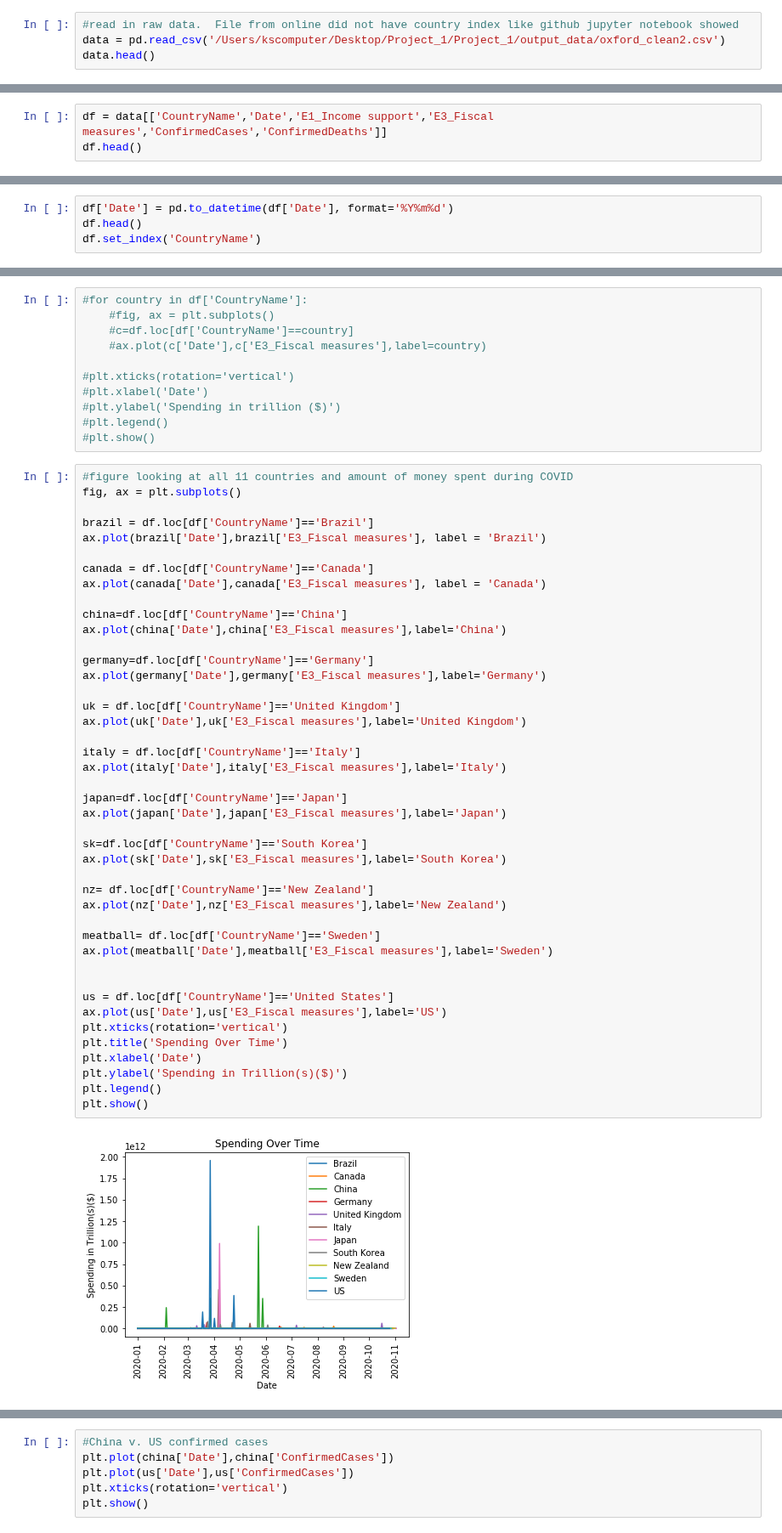
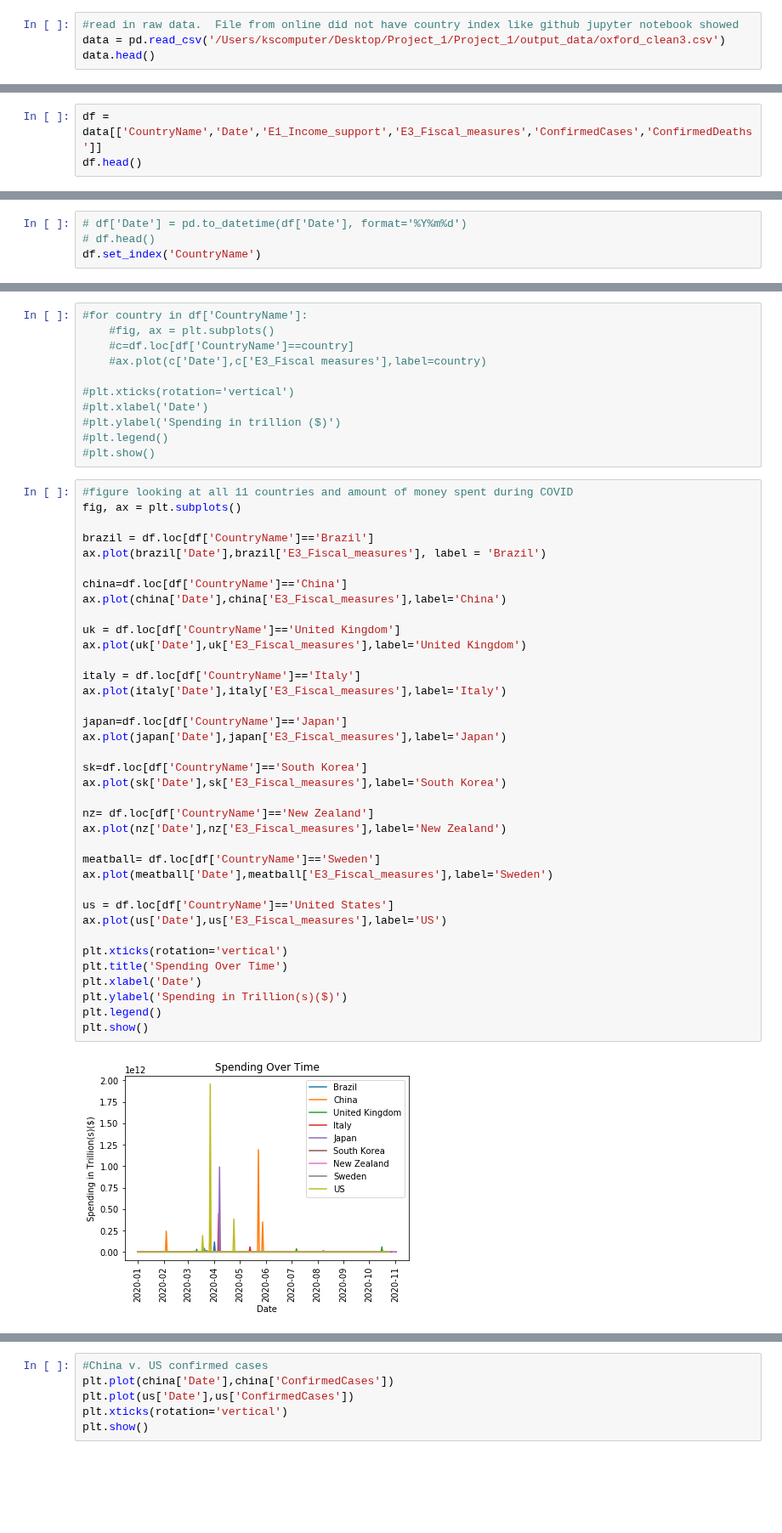
Before and after one commit to rejane-b/Project_1, a Jupyter notebook: Economics.ipynb, the cells around one changed output, grey strips where cells are left out. Shown at 85% size. Cells and saved outputs as stored; diff of their text form; blank space fills up the shorter version.

```diff
--- a/Economics.ipynb
+++ b/Economics.ipynb
@@ -4,6 +3,6 @@ import time
 import matplotlib.pyplot as plt
 # %%
 #read in raw data.  File from online did not have country index like github jupyter notebook showed
-data = pd.read_csv('/Users/kscomputer/Desktop/Project_1/Project_1/output_data/oxford_clean2.csv')
+data = pd.read_csv('/Users/kscomputer/Desktop/Project_1/Project_1/output_data/oxford_clean3.csv')
 data.head()
 # %% [output]
@@ -89,4 +85,4 @@ last_report.describe()
 # %%
-df = data[['CountryName','Date','E1_Income support','E3_Fiscal measures','ConfirmedCases','ConfirmedDeaths']]
+df = data[['CountryName','Date','E1_Income_support','E3_Fiscal_measures','ConfirmedCases','ConfirmedDeaths']]
 df.head()
 # %% [output]
@@ -97,7 +93,7 @@ df.head()
 | 3 | Brazil | 2020-01-04 | 0.0 | 0.0 | 0.0 | 0.0 |
 | 4 | Brazil | 2020-01-05 | 0.0 | 0.0 | 0.0 | 0.0 |
 # %%
-df['Date'] = pd.to_datetime(df['Date'], format='%Y%m%d')
-df.head()
+# df['Date'] = pd.to_datetime(df['Date'], format='%Y%m%d')
+# df.head()
 df.set_index('CountryName')
 # %% [output]
@@ -152,45 +143,39 @@ plt.xticks(rotation='vertical')
 # %%
 #figure looking at all 11 countries and amount of money spent during COVID
 fig, ax = plt.subplots()
 
 brazil = df.loc[df['CountryName']=='Brazil']
-ax.plot(brazil['Date'],brazil['E3_Fiscal measures'], label = 'Brazil')
-
-canada = df.loc[df['CountryName']=='Canada']
-ax.plot(canada['Date'],canada['E3_Fiscal measures'], label = 'Canada')
+ax.plot(brazil['Date'],brazil['E3_Fiscal_measures'], label = 'Brazil')
 
 china=df.loc[df['CountryName']=='China']
-ax.plot(china['Date'],china['E3_Fiscal measures'],label='China')
-
-germany=df.loc[df['CountryName']=='Germany']
-ax.plot(germany['Date'],germany['E3_Fiscal measures'],label='Germany')
+ax.plot(china['Date'],china['E3_Fiscal_measures'],label='China')
 
 uk = df.loc[df['CountryName']=='United Kingdom']
-ax.plot(uk['Date'],uk['E3_Fiscal measures'],label='United Kingdom')
+ax.plot(uk['Date'],uk['E3_Fiscal_measures'],label='United Kingdom')
 
 italy = df.loc[df['CountryName']=='Italy']
-ax.plot(italy['Date'],italy['E3_Fiscal measures'],label='Italy')
+ax.plot(italy['Date'],italy['E3_Fiscal_measures'],label='Italy')
 
 japan=df.loc[df['CountryName']=='Japan']
-ax.plot(japan['Date'],japan['E3_Fiscal measures'],label='Japan')
+ax.plot(japan['Date'],japan['E3_Fiscal_measures'],label='Japan')
 
 sk=df.loc[df['CountryName']=='South Korea']
-ax.plot(sk['Date'],sk['E3_Fiscal measures'],label='South Korea')
+ax.plot(sk['Date'],sk['E3_Fiscal_measures'],label='South Korea')
 
 nz= df.loc[df['CountryName']=='New Zealand']
-ax.plot(nz['Date'],nz['E3_Fiscal measures'],label='New Zealand')
+ax.plot(nz['Date'],nz['E3_Fiscal_measures'],label='New Zealand')
 
 meatball= df.loc[df['CountryName']=='Sweden']
-ax.plot(meatball['Date'],meatball['E3_Fiscal measures'],label='Sweden')
-
+ax.plot(meatball['Date'],meatball['E3_Fiscal_measures'],label='Sweden')
 
 us = df.loc[df['CountryName']=='United States']
-ax.plot(us['Date'],us['E3_Fiscal measures'],label='US')
+ax.plot(us['Date'],us['E3_Fiscal_measures'],label='US')
+
 plt.xticks(rotation='vertical')
 plt.title('Spending Over Time')
 plt.xlabel('Date')
 plt.ylabel('Spending in Trillion(s)($)')
 plt.legend()
 plt.show()
 # %% [output]
-[figure, old version]
+[figure, new version]
```
Also changed, not shown: parts of 23 cells of this notebook, 1 other file.
